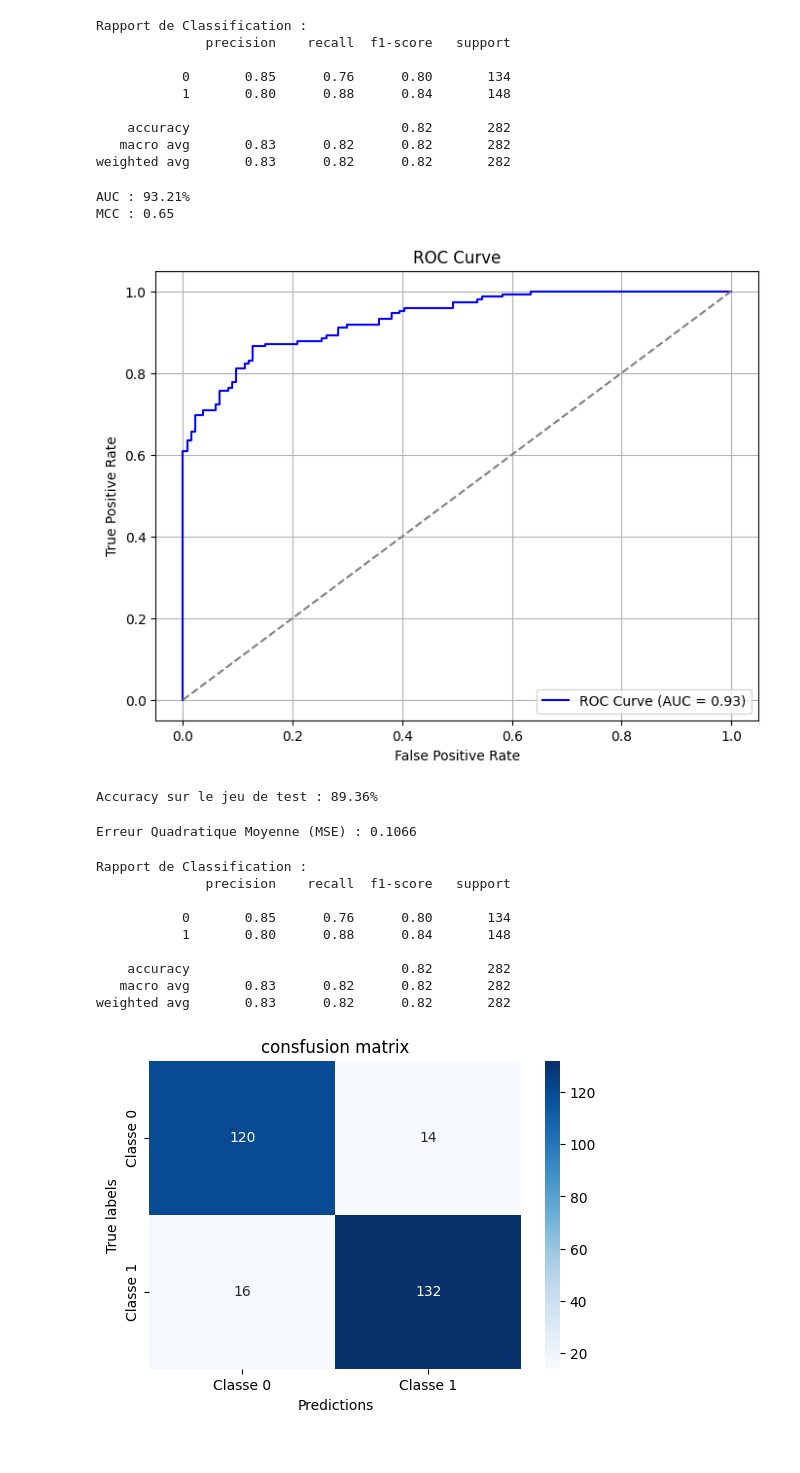
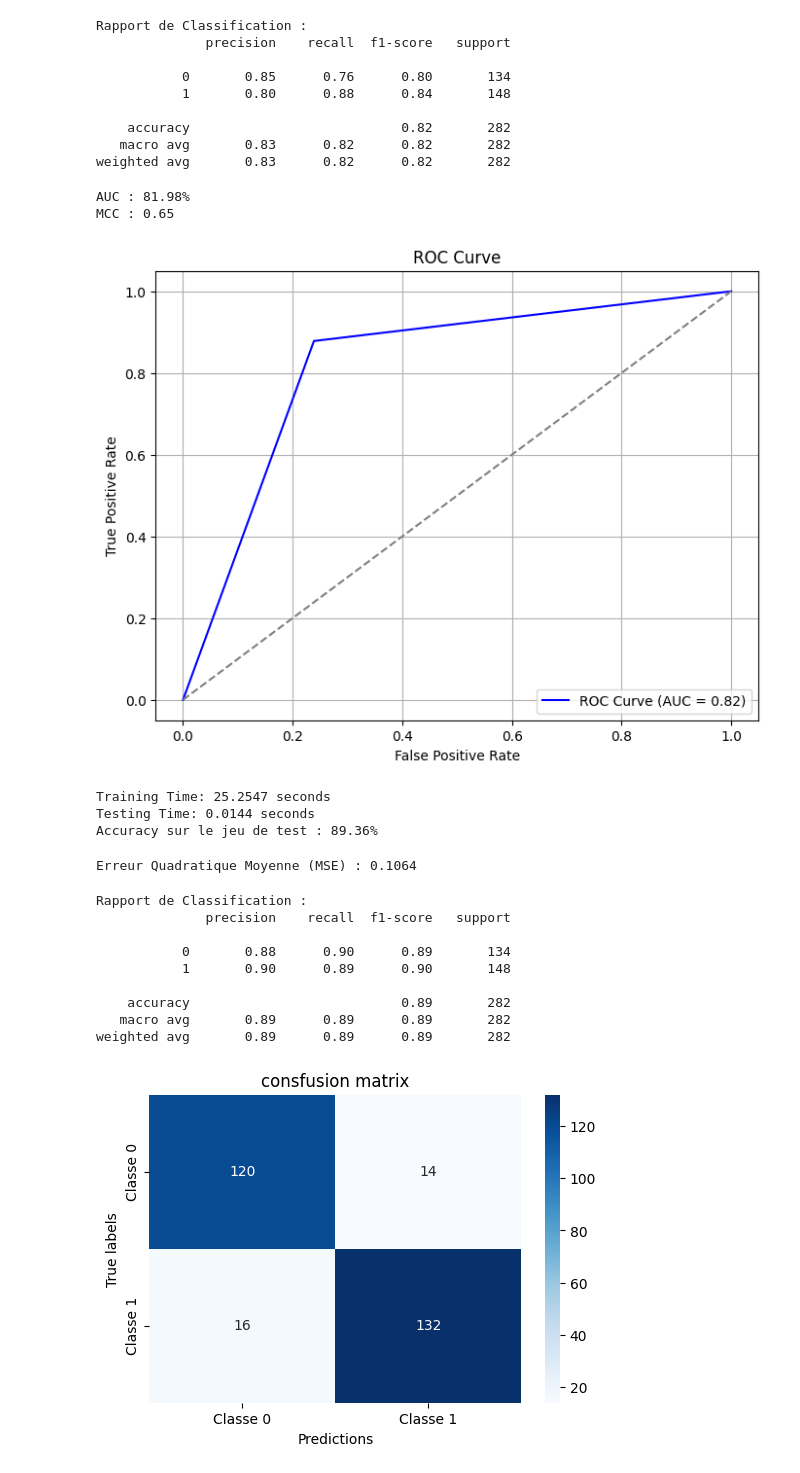
Before and after one commit to abdelaziz-belhachmi/Parkinson_Disease_Classification, a Jupyter notebook: notebooks/ML Models/LightGBM/lightGBM_scratch.ipynb, the cells around one changed output. Drawn from its saved outputs; the diff is of its cells as text; code cells hidden in the pictures.

Commit message:
Comparaison metrics for lightgbm

```diff
--- a/notebooks/ML Models/LightGBM/lightGBM_scratch.ipynb
+++ b/notebooks/ML Models/LightGBM/lightGBM_scratch.ipynb
@@ -112,6 +113,7 @@ def find_best_split(X, gradients, hessians, num_bins):
     return best_feature, best_split, best_gain
 # function to train the lightgbm model
 def train_lightgbm(X, y, num_bins=64, learning_rate=1.2, num_trees=10):
+    start=time.time()
     X_binned, bin_edges = apply_binning(X, num_bins=num_bins)
 
     initial_prediction = np.log(y.mean() / (1 - y.mean()))
@@ -133,11 +135,13 @@ def train_lightgbm(X, y, num_bins=64, learning_rate=1.2, num_trees=10):
             'right_value': -gradients[X_binned[:, best_feature] >= best_split].sum() / hessians[X_binned[:, best_feature] >= best_split].sum(),
         }
         trees.append(tree_structure)
-
+    end = time.time()
+    print(f"Training Time: {end - start:.4f} seconds")
     return trees, initial_prediction
 
 
 def predict_lightgbm(X, trees, initial_prediction, num_bins=64):
+    start=time.time()
     X_binned, _ = apply_binning(X, num_bins=num_bins)
     y_pred = np.full(X.shape[0], initial_prediction, dtype=float)
 
@@ -150,7 +154,8 @@ def predict_lightgbm(X, trees, initial_prediction, num_bins=64):
         mask = X_binned[:, feature] < split
         y_pred[mask] += left_value
         y_pred[~mask] += right_value
-
+    end = time.time()  # End timer
+    print(f"Testing Time: {end - start:.4f} seconds")
     return expit(y_pred)
 # %% [markdown]
 Implemented the lightgbm model with the training and prediction functions and applied it to the train and test data
@@ -165,11 +170,21 @@ y_test= df2['target'].values
 num_bins = 70
 learning_rate = 0.1
 num_trees = 300
-trained_trees, initial_prediction = train_lightgbm(X_train, y_train, num_bins=num_bins, learning_rate=learning_rate, num_trees=num_trees)
+start_train_without_fs = time.time()
+trained_trees_without_fs, initial_prediction_without_fs = train_lightgbm(
+    X_train, y_train, num_bins=70, learning_rate=0.1, num_trees=300
+)
+end_train_without_fs = time.time()
+training_time_without_fs = end_train_without_fs - start_train_without_fs
 
-y_pred_test = predict_lightgbm(X_test, trained_trees, initial_prediction, num_bins=num_bins)
+start_test_without_fs = time.time()
+y_pred_test_without_fs = predict_lightgbm(X_test, trained_trees_without_fs, initial_prediction_without_fs, num_bins=70)
+end_test_without_fs = time.time()
+testing_time_without_fs = end_test_without_fs - start_test_without_fs
+y_pred_test_without_fs = (y_pred_test_without_fs >= 0.5).astype(int)
 
-accuracy = accuracy_score(y_test, (y_pred_test >= 0.5).astype(int))
+accuracy= accuracy_score(y_test, y_pred_test_without_fs)
+
 
 print(f"Accuracy sur le jeu de test : {accuracy * 100:.2f}%")
 # %% [output]
@@ -207,32 +224,32 @@ Rapport de Classification :
 weighted avg       0.83      0.82      0.82       282
 # %%
 
-y_prob = y_pred_test
-y_pred = (y_pred_test >= 0.5).astype(int)
+y_prob = y_pred_test_without_fs
+y_pred = (y_pred_test_without_fs >= 0.5).astype(int)
 
-fpr, tpr, thresholds = roc_curve(y_test, y_prob)  # ROC
-roc_auc = auc(fpr, tpr)                           # AUC
+fpr, tpr, thresholds = roc_curve(y_test, y_prob)
+roc_auc = auc(fpr, tpr)
 
 # Calcul MCC
 mcc = matthews_corrcoef(y_test, y_pred)
 
 print(f"AUC : {roc_auc:.2%}")
 print(f"MCC : {mcc:.2f}")
 
 
 plt.figure(figsize=(8, 6))
 plt.plot(fpr, tpr, color="blue", label=f"ROC Curve (AUC = {roc_auc:.2f})")
 plt.plot([0, 1], [0, 1], color="gray", linestyle="--")
 plt.xlabel("False Positive Rate")
 plt.ylabel("True Positive Rate")
 plt.title("ROC Curve")
 plt.legend(loc="lower right")
 plt.grid()
 plt.show()
 # %% [output]
-AUC : 93.21%
+AUC : 81.98%
 MCC : 0.65
-[figure, old version]
+[figure, new version]
 # %%
 df1= pd.read_csv("../../../data/processed/train_filtered.csv")
 df_test=pd.read_csv("../../../data/processed/test_filtered.csv")
@@ -243,32 +260,45 @@ y_test1= df_test['target'].values
 num_bins = 70
 learning_rate = 0.1
 num_trees = 300
-trained_trees, initial_prediction = train_lightgbm(X_train, y_train, num_bins=num_bins, learning_rate=learning_rate, num_trees=num_trees)
 
-y_pred_test1 = predict_lightgbm(X_test1, trained_trees, initial_prediction, num_bins=num_bins)
+start_train_with_fs = time.time()
+trained_trees_with_fs, initial_prediction_with_fs = train_lightgbm(
+    X_train, y_train, num_bins=70, learning_rate=0.1, num_trees=300
+)
+end_train_with_fs = time.time()
+training_time_with_fs = end_train_with_fs - start_train_with_fs
 
-accuracy = accuracy_score(y_test1, (y_pred_test1 >= 0.5).astype(int))
+start_test_with_fs = time.time()
+y_pred_test_with_fs = predict_lightgbm(X_test1, trained_trees_with_fs, initial_prediction_with_fs, num_bins=70)
+end_test_with_fs = time.time()
+testing_time_with_fs = end_test_with_fs - start_test_with_fs
+y_pred_test_with_fs = (y_pred_test_with_fs >= 0.5).astype(int)
+
+accuracy= accuracy_score(y_test1, y_pred_test_with_fs)
+
 
 print(f"Accuracy sur le jeu de test : {accuracy * 100:.2f}%")
 # %% [output]
+Training Time: 25.2547 seconds
+Testing Time: 0.0144 seconds
 Accuracy sur le jeu de test : 89.36%
 # %%
-mse = mean_squared_error(y_test1, y_pred_test1)
+mse = mean_squared_error(y_test1, y_pred_test_with_fs)
 print(f"Erreur Quadratique Moyenne (MSE) : {mse:.4f}")
 # %% [output]
-Erreur Quadratique Moyenne (MSE) : 0.1066
+Erreur Quadratique Moyenne (MSE) : 0.1064
 # %%
-class_report = classification_report(y_test, (y_pred_test >= 0.5).astype(int))
+class_report = classification_report(y_test, (y_pred_test_with_fs >= 0.5).astype(int))
 print("Rapport de Classification :")
 print(class_report)
 # %% [output]
 Rapport de Classification :
               precision    recall  f1-score   support
 
-           0       0.85      0.76      0.80       134
-           1       0.80      0.88      0.84       148
+           0       0.88      0.90      0.89       134
+           1       0.90      0.89      0.90       148
 
-    accuracy                           0.82       282
-   macro avg       0.83      0.82      0.82       282
-weighted avg       0.83      0.82      0.82       282
+    accuracy                           0.89       282
+   macro avg       0.89      0.89      0.89       282
+weighted avg       0.89      0.89      0.89       282
 # %%
```
Also changed, not shown: parts of 8 cells of this notebook, 1 other file.
